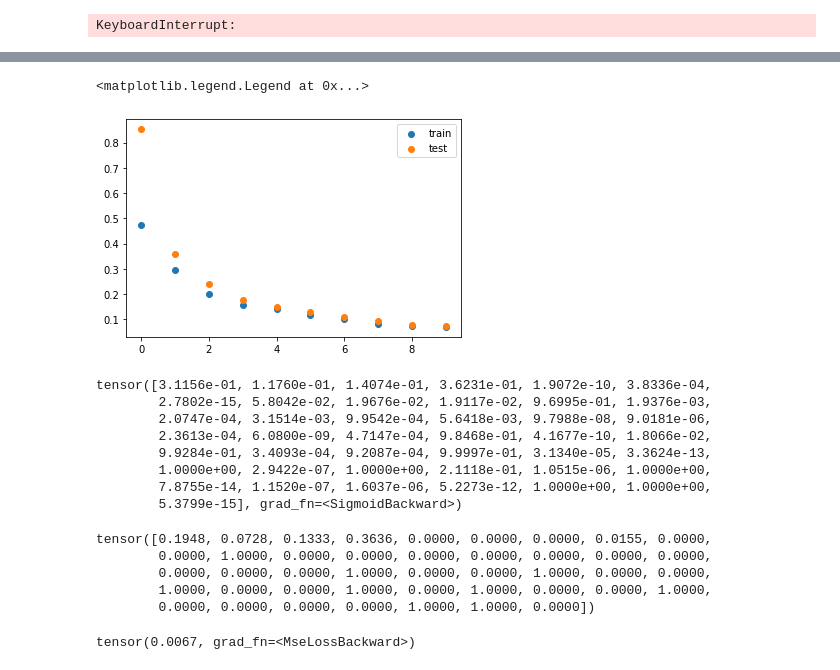
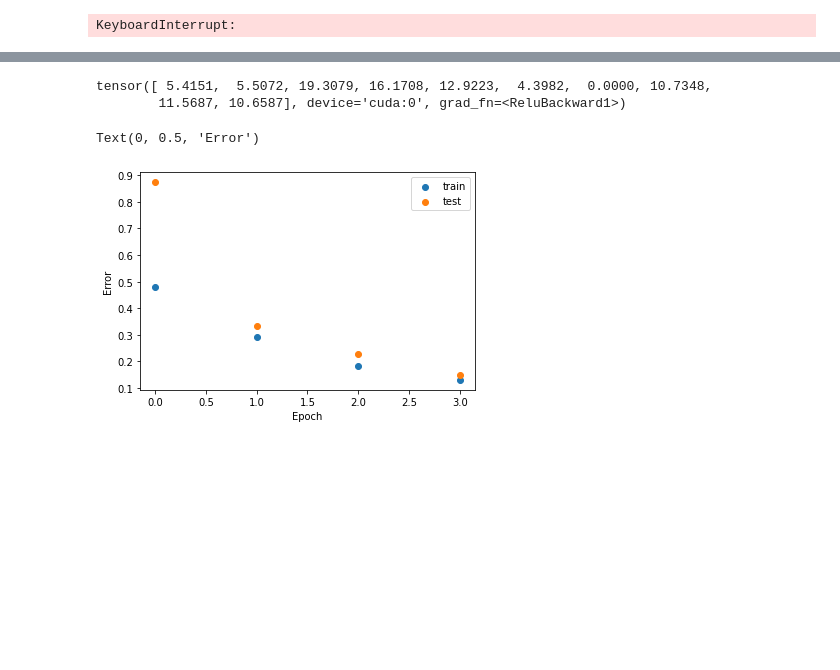
Before and after one commit to JordanPhilipMeyer/autoencoder_explore, a Jupyter notebook: Autoencoder Play.ipynb, the cells around one changed output, grey strips where cells are left out. Cells and saved outputs as stored; diff of their text form; code cells hidden in the pictures; blank space fills up the shorter version.

```diff
--- a/Autoencoder Play.ipynb
+++ b/Autoencoder Play.ipynb
@@ -286,3 +285,6 @@ y_yes                    uint8
 dtype: object
 # %%
 df.to_csv('postNormalizedf2.csv')
+# %%
+df = pd.read_csv('postNormalizedf2.csv', index_col=0)
+df.head()
@@ -610,26 +603,26 @@ KeyboardInterrupt:
 # %%
-epochs = 10
+epochs = 4
 train_loss_tracker=[]
 test_loss_tracker=[]
 for epoch in range(epochs):
     loss = 0
     test_loss =0
     # what is test loss?
-    with torch.no_grad():
-        model.train(False)
-        #valid operations
-        for test_batch in test_loader:
-            batch_features = test_batch.view(-1, 43).to(device)
-            model.eval()
-            outputs = model(batch_features.float())
-            batch_test_loss = criterion(outputs, batch_features)
-#             batch_test_loss = combined_criterion(outputs.float(), batch_features.float())
-            optimizer.zero_grad()
-            test_loss += batch_test_loss.item()
-#         model.eval()
-#         preds = model(
-        test_loss = test_loss / len(test_loader)
-        test_loss_tracker.append(test_loss)
+#     with torch.no_grad():
+#         model.train(False)
+#         #valid operations
+#         for test_batch in test_loader:
+#             batch_features = test_batch.view(-1, 43).to(device)
+#             model.eval()
+#             outputs = model(batch_features.float())
+# #             batch_test_loss = criterion(outputs, batch_features)
+#             batch_test_loss = combined_criterion(outputs.float(), batch_features.float(), indices_for_MSE, indices_for_CE)
+#             optimizer.zero_grad()
+#             test_loss += batch_test_loss.item()
+# #         model.eval()
+# #         preds = model(
+#         test_loss = test_loss / len(test_loader)
+#         test_loss_tracker.append(test_loss)
 
     for batch_features in train_loader:
         model.train(True)
@@ -646,8 +639,8 @@ for epoch in range(epochs):
         outputs = model(batch_features.float())
 
         # compute training reconstruction loss
-        train_loss = criterion(outputs, batch_features)
-#         train_loss = combined_criterion(outputs, batch_features)
+#         train_loss = criterion(outputs, batch_features)
+        train_loss = combined_criterion(outputs, batch_features, indices_for_MSE, indices_for_CE)
 
         # compute accumulated gradients
         train_loss.backward()
@@ -824,32 +737,16 @@ epoch : 10/10, training loss = 0.039643
+# %%
+model.encoder(train_tensor[0].to(device))
+# %% [output]
+tensor([ 5.4151,  5.5072, 19.3079, 16.1708, 12.9223,  4.3982,  0.0000, 10.7348,
+        11.5687, 10.6587], device='cuda:0', grad_fn=<ReluBackward1>)
 # %%
 plt.scatter(range(epochs),train_loss_tracker, label='train')
 plt.scatter(range(epochs),test_loss_tracker, label='test')
 plt.legend()
+plt.xlabel('Epoch')
+plt.ylabel('Error')
 # plt.ylim(0.04,0.0450)
 # %% [output]
-<matplotlib.legend.Legend at 0x...>
+Text(0, 0.5, 'Error')
-[figure, old version]
+[figure, new version]
-# %%
-model2(train_tensor[2])
-# %% [output]
-tensor([3.1156e-01, 1.1760e-01, 1.4074e-01, 3.6231e-01, 1.9072e-10, 3.8336e-04,
-        2.7802e-15, 5.8042e-02, 1.9676e-02, 1.9117e-02, 9.6995e-01, 1.9376e-03,
-        2.0747e-04, 3.1514e-03, 9.9542e-04, 5.6418e-03, 9.7988e-08, 9.0181e-06,
-        2.3613e-04, 6.0800e-09, 4.7147e-04, 9.8468e-01, 4.1677e-10, 1.8066e-02,
-        9.9284e-01, 3.4093e-04, 9.2087e-04, 9.9997e-01, 3.1340e-05, 3.3624e-13,
-        1.0000e+00, 2.9422e-07, 1.0000e+00, 2.1118e-01, 1.0515e-06, 1.0000e+00,
-        7.8755e-14, 1.1520e-07, 1.6037e-06, 5.2273e-12, 1.0000e+00, 1.0000e+00,
-        5.3799e-15], grad_fn=<SigmoidBackward>)
-# %%
-train_tensor[2]
-# %% [output]
-tensor([0.1948, 0.0728, 0.1333, 0.3636, 0.0000, 0.0000, 0.0000, 0.0155, 0.0000,
-        0.0000, 1.0000, 0.0000, 0.0000, 0.0000, 0.0000, 0.0000, 0.0000, 0.0000,
-        0.0000, 0.0000, 0.0000, 1.0000, 0.0000, 0.0000, 1.0000, 0.0000, 0.0000,
-        1.0000, 0.0000, 0.0000, 1.0000, 0.0000, 1.0000, 0.0000, 0.0000, 1.0000,
-        0.0000, 0.0000, 0.0000, 0.0000, 1.0000, 1.0000, 0.0000])
-# %%
-criterion(model2(train_tensor),train_tensor)
-# %% [output]
-tensor(0.0067, grad_fn=<MseLossBackward>)
 # %%
```
Also changed, not shown: parts of 35 cells of this notebook.
